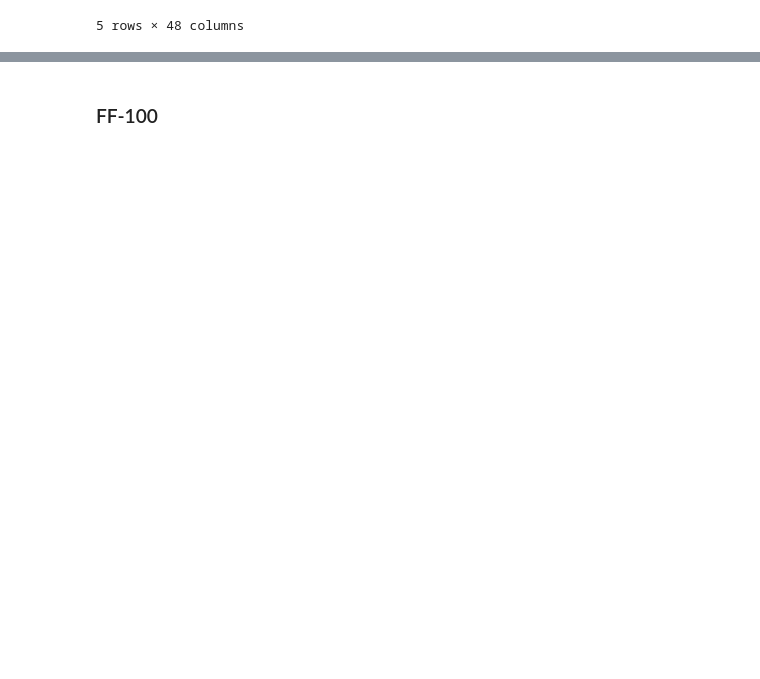
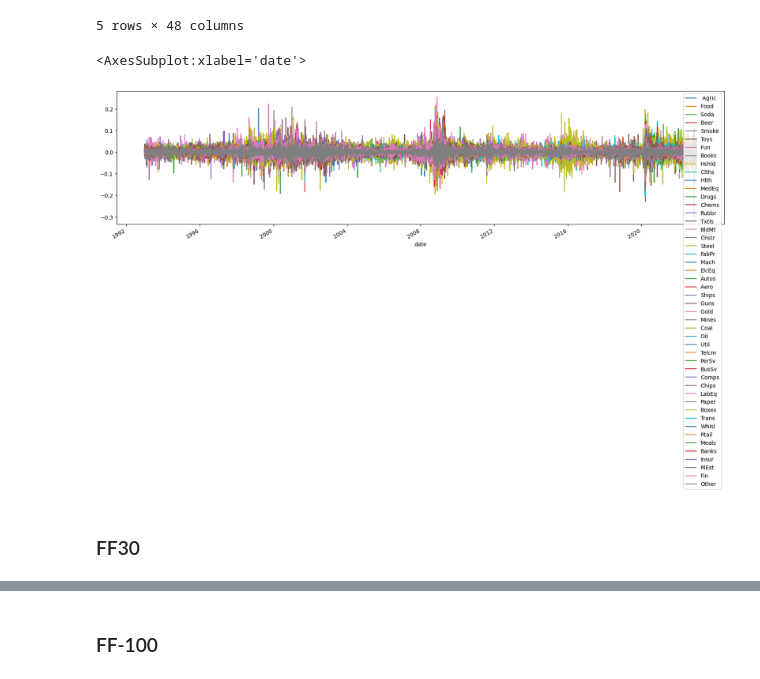
Before and after one commit to Blair-Lu-c/MADS, a Jupyter notebook: Optimizing Markowitz.ipynb, the cells around one changed output, grey strips where cells are left out. Cells and saved outputs as stored; diff of their text form; code cells hidden in the pictures; blank space fills up the shorter version.

```diff
--- a/Optimizing Markowitz.ipynb
+++ b/Optimizing Markowitz.ipynb
@@ -38,3 +38,10 @@ df.head()
 | 1993-01-06 | 0.0074 | -0.0097 | 0.0139 | -0.0009 | -0.0306 | 0.0083 | 0.0137 | 0.0081 | -0.0010 | 0.0004 | ... | ... |
 | 1993-01-07 | -0.0203 | -0.0060 | -0.0089 | -0.0196 | 0.0013 | -0.0134 | -0.0095 | -0.0036 | -0.0096 | 0.0018 | ... | ... |
 5 rows × 48 columns
+# %%
+df.plot(figsize=(20,5))
+# %% [output]
+<AxesSubplot:xlabel='date'>
+[figure, added]
+# %% [markdown]
+### FF30
```
Also changed, not shown: parts of 40 cells of this notebook.
